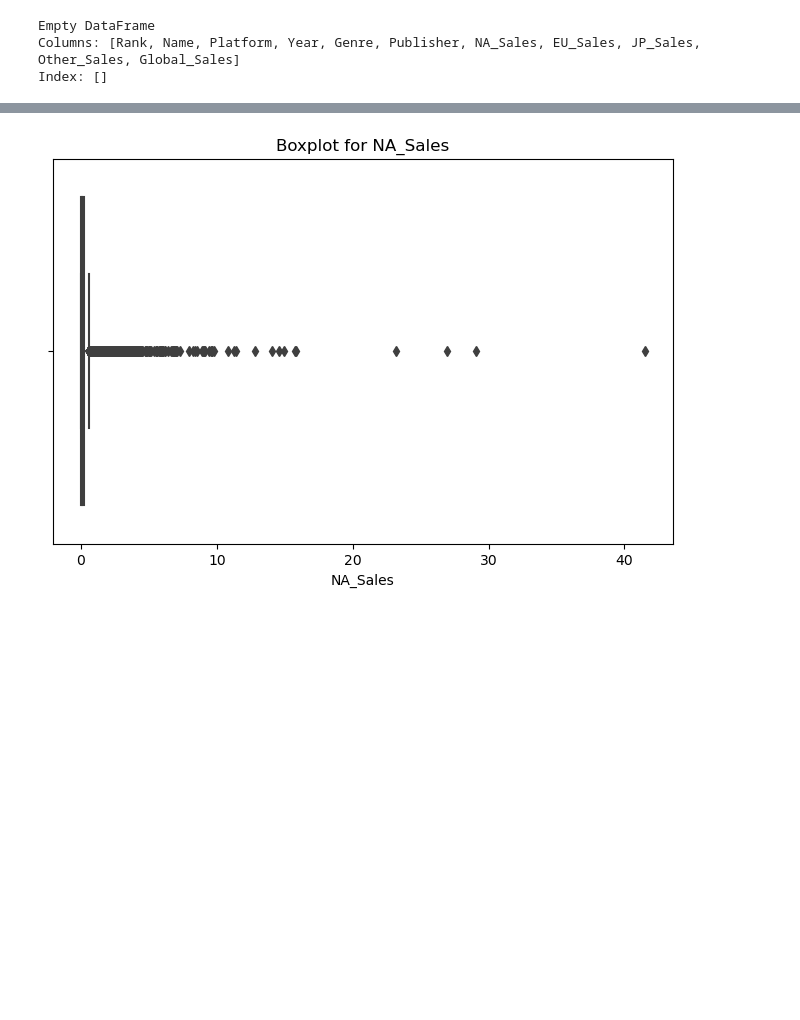
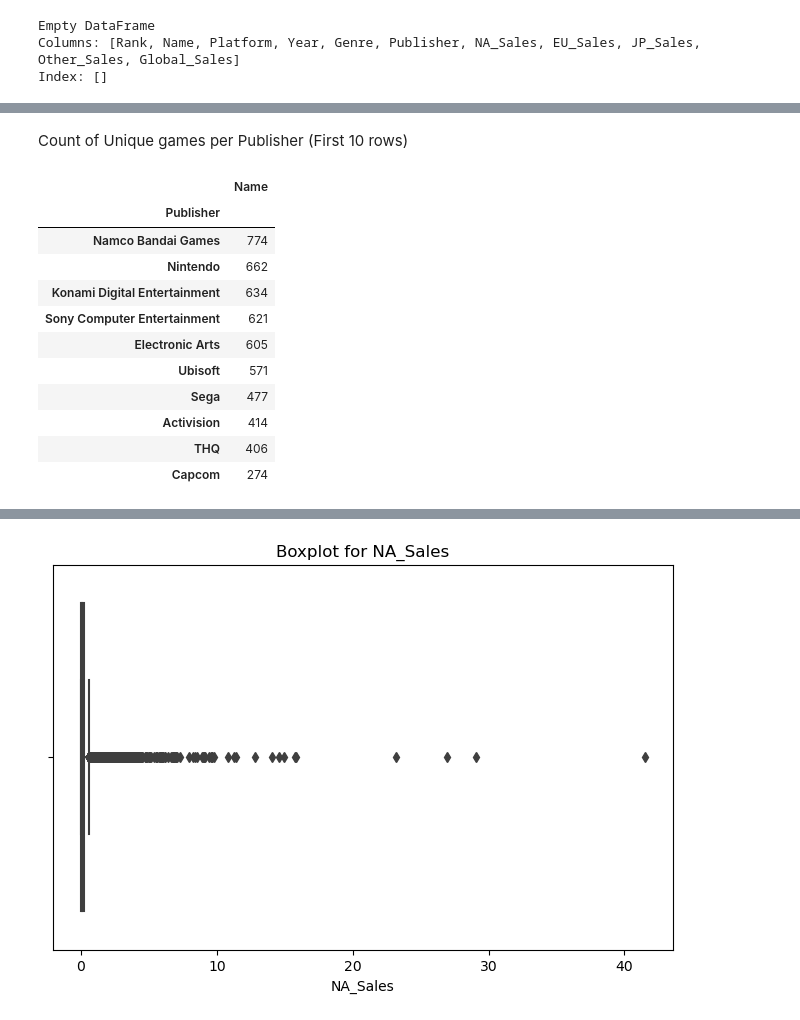
Before and after one commit to Elixir-sir/TASK-INTERN-CAREER, a Jupyter notebook: Vg_Sales_Analysis_notebook.ipynb, the cells around one changed output, grey strips where cells are left out. Cells and saved outputs as stored; diff of their text form; code cells hidden in the pictures; blank space fills up the shorter version.

```diff
--- a/Vg_Sales_Analysis_notebook.ipynb
+++ b/Vg_Sales_Analysis_notebook.ipynb
@@ -77,0 +163,19 @@ max    16600.000000   2020.000000  ...     10.570000     82.740000
+# %% [markdown]
+Count of Unique games per Publisher (First 10 rows)
+# %%
+vg_sales.groupby('Publisher')[['Name'
+                           ]].nunique().sort_values(by='Name',
+                                                    ascending=False).head(10)
+# %% [output]
+|  | Name |
+| Publisher |  |
+| Namco Bandai Games | 774 |
+| Nintendo | 662 |
+| Konami Digital Entertainment | 634 |
+| Sony Computer Entertainment | 621 |
+| Electronic Arts | 605 |
+| Ubisoft | 571 |
+| Sega | 477 |
+| Activision | 414 |
+| THQ | 406 |
+| Capcom | 274 |
```
Also changed, not shown: parts of 16 cells of this notebook.
